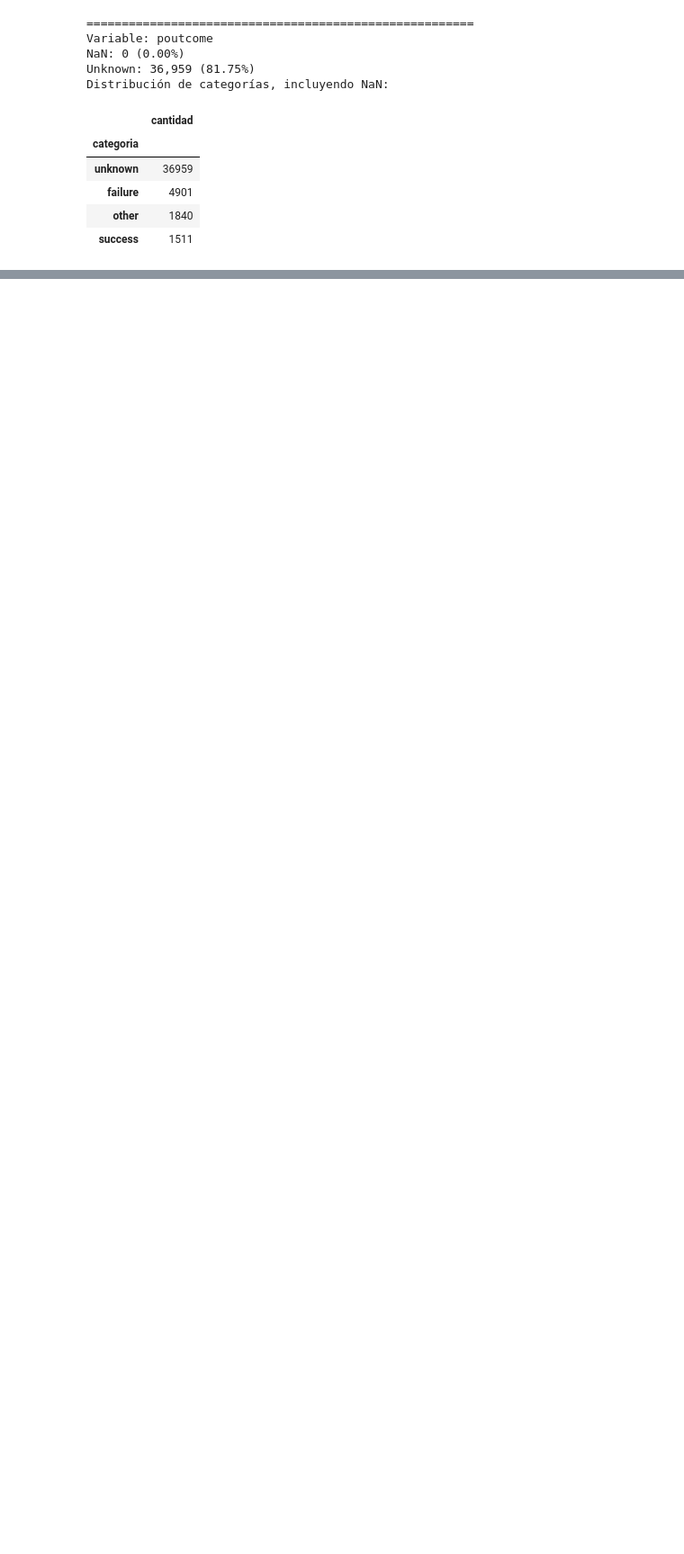
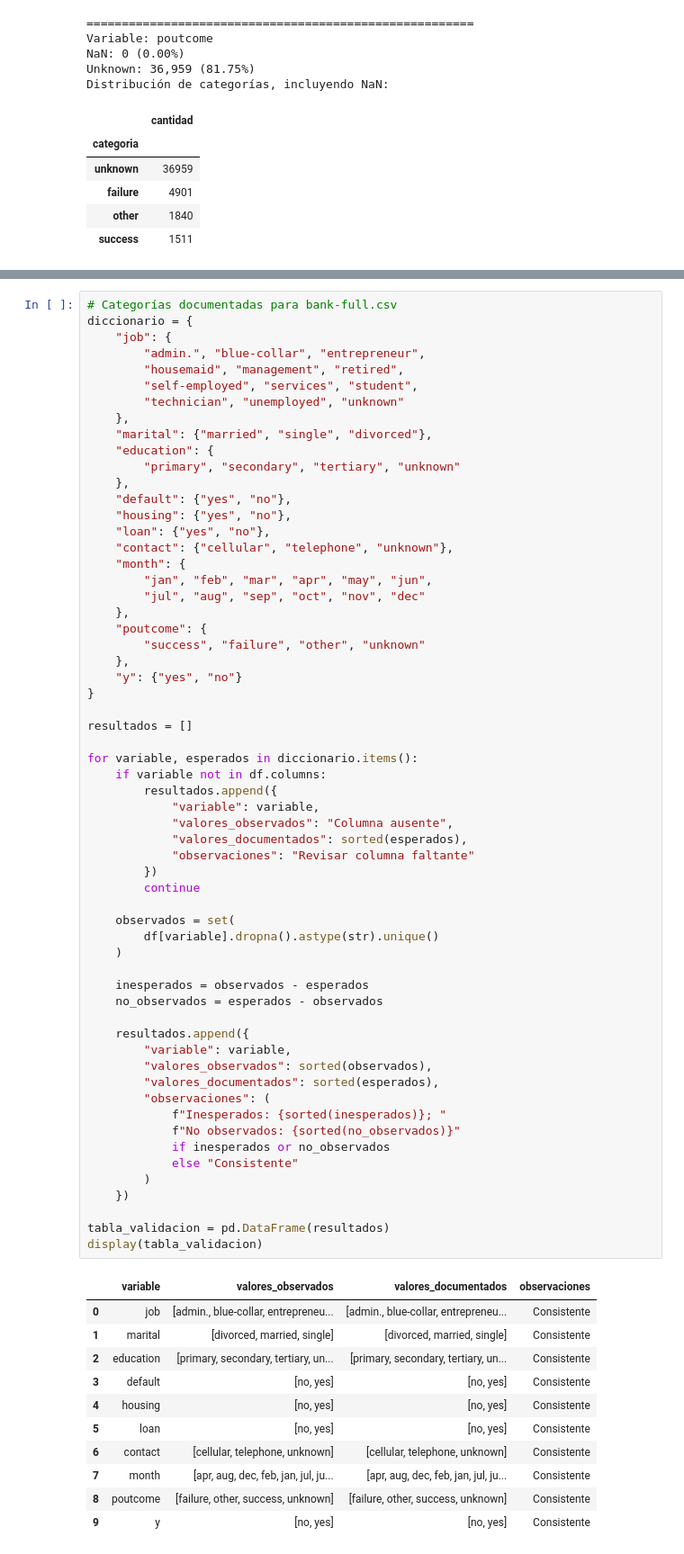
Before and after one commit to CrisSCon/priorizacion-clientes-cdt, a Jupyter notebook: notebooks/01_eda_bank_marketing.ipynb, the cells around one changed output, grey strips where cells are left out. Shown at 90% size. Drawn from its saved outputs; the diff is of its cells as text; blank space fills up the shorter version.

Commit message:
Validacion del diccionario y consistencia de variables - Laura

```diff
--- a/notebooks/01_eda_bank_marketing.ipynb
+++ b/notebooks/01_eda_bank_marketing.ipynb
@@ -626,0 +631,72 @@ Distribución de categorías, incluyendo NaN:
+# %%
+# Categorías documentadas para bank-full.csv
+diccionario = {
+    "job": {
+        "admin.", "blue-collar", "entrepreneur",
+        "housemaid", "management", "retired",
+        "self-employed", "services", "student",
+        "technician", "unemployed", "unknown"
+    },
+    "marital": {"married", "single", "divorced"},
+    "education": {
+        "primary", "secondary", "tertiary", "unknown"
+    },
+    "default": {"yes", "no"},
+    "housing": {"yes", "no"},
+    "loan": {"yes", "no"},
+    "contact": {"cellular", "telephone", "unknown"},
+    "month": {
+        "jan", "feb", "mar", "apr", "may", "jun",
+        "jul", "aug", "sep", "oct", "nov", "dec"
+    },
+    "poutcome": {
+        "success", "failure", "other", "unknown"
+    },
+    "y": {"yes", "no"}
+}
+
+resultados = []
+
+for variable, esperados in diccionario.items():
+    if variable not in df.columns:
+        resultados.append({
+            "variable": variable,
+            "valores_observados": "Columna ausente",
+            "valores_documentados": sorted(esperados),
+            "observaciones": "Revisar columna faltante"
+        })
+        continue
+
+    observados = set(
+        df[variable].dropna().astype(str).unique()
+    )
+
+    inesperados = observados - esperados
+    no_observados = esperados - observados
+
+    resultados.append({
+        "variable": variable,
+        "valores_observados": sorted(observados),
+        "valores_documentados": sorted(esperados),
+        "observaciones": (
+            f"Inesperados: {sorted(inesperados)}; "
+            f"No observados: {sorted(no_observados)}"
+            if inesperados or no_observados
+            else "Consistente"
+        )
+    })
+
+tabla_validacion = pd.DataFrame(resultados)
+display(tabla_validacion)
+# %% [output]
+|  | variable | valores_observados | valores_documentados | observaciones |
+| 0 | job | [admin., blue-collar, entrepreneu... | [admin., blue-collar, entrepreneu... | Consistente |
+| 1 | marital | [divorced, married, single] | [divorced, married, single] | Consistente |
+| 2 | education | [primary, secondary, tertiary, un... | [primary, secondary, tertiary, un... | Consistente |
+| 3 | default | [no, yes] | [no, yes] | Consistente |
+| 4 | housing | [no, yes] | [no, yes] | Consistente |
+| 5 | loan | [no, yes] | [no, yes] | Consistente |
+| 6 | contact | [cellular, telephone, unknown] | [cellular, telephone, unknown] | Consistente |
+| 7 | month | [apr, aug, dec, feb, jan, jul, ju... | [apr, aug, dec, feb, jan, jul, ju... | Consistente |
+| 8 | poutcome | [failure, other, success, unknown] | [failure, other, success, unknown] | Consistente |
+| 9 | y | [no, yes] | [no, yes] | Consistente |
```
Also changed, not shown: parts of 12 cells of this notebook.
